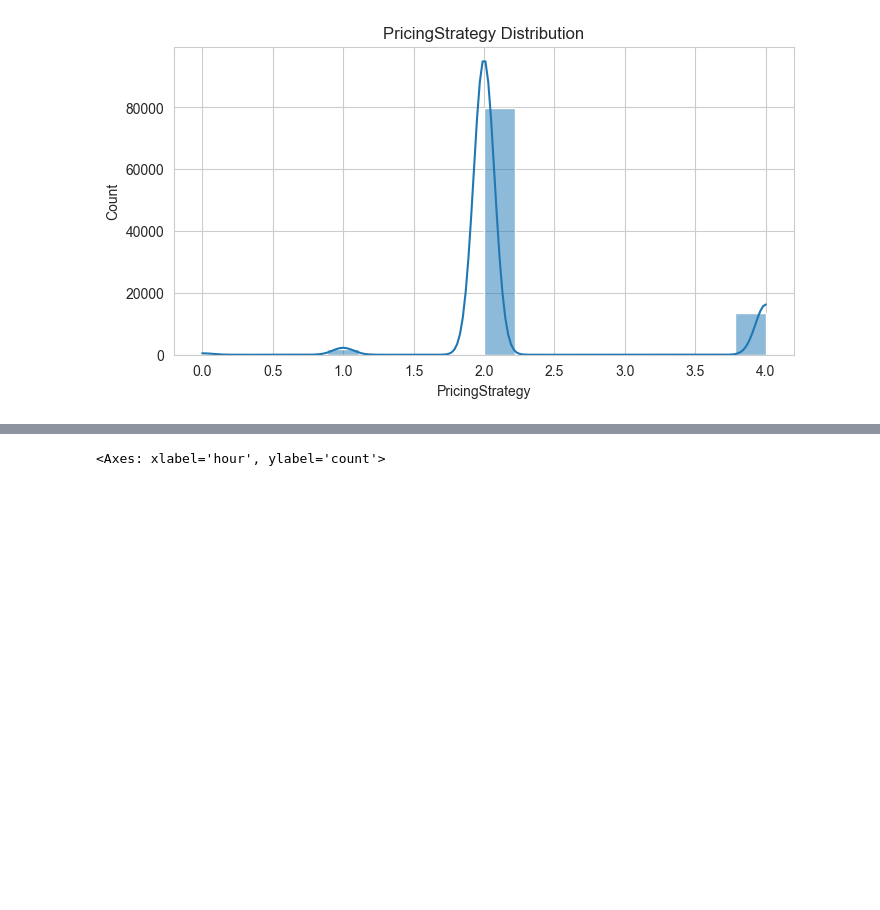
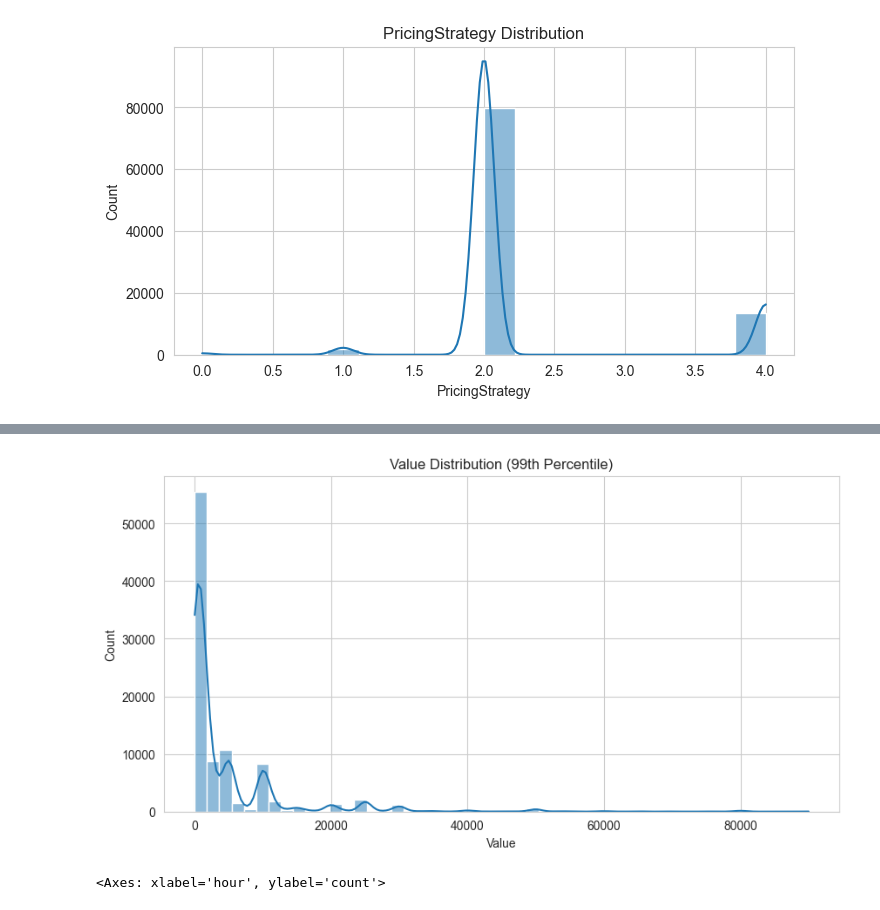
Before and after one commit to codequeen-11/credit-risk-model, a Jupyter notebook: notebooks/eda.ipynb, the cells around one changed output, grey strips where cells are left out. Cells and saved outputs as stored; diff of their text form; code cells hidden in the pictures; blank space fills up the shorter version.

```diff
--- a/notebooks/eda.ipynb
+++ b/notebooks/eda.ipynb
@@ -115,3 +149,25 @@ for col in num_cols:
+# %%
+upper = df["Value"].quantile(0.99)
+
+filtered = df[
+    df["Value"] <= upper
+]
+
+plt.figure(figsize=(10,5))
+
+sns.histplot(
+    filtered["Value"],
+    bins=50,
+    kde=True
+)
+
+plt.title("Value Distribution (99th Percentile)")
+plt.xlabel("Value")
+plt.ylabel("Count")
+
+plt.show()
+# %% [output]
+[figure, added]
 # %%
 df["TransactionStartTime"] = pd.to_datetime(
     df["TransactionStartTime"]
```
Also changed, not shown: parts of 23 cells of this notebook.
